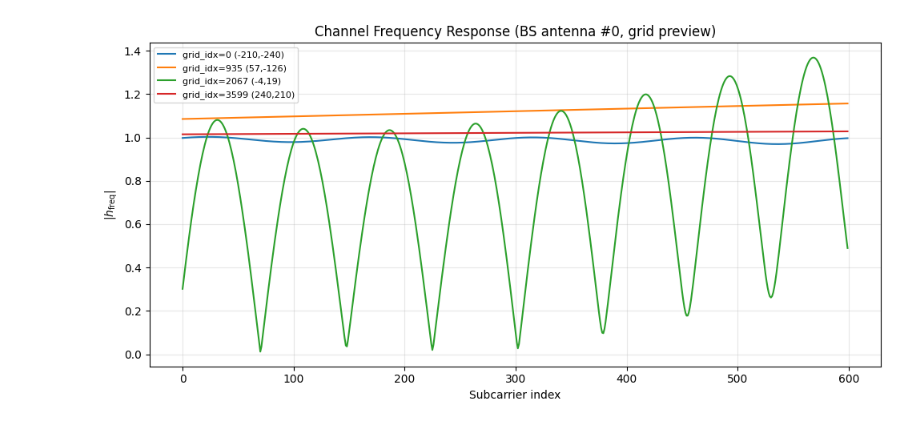
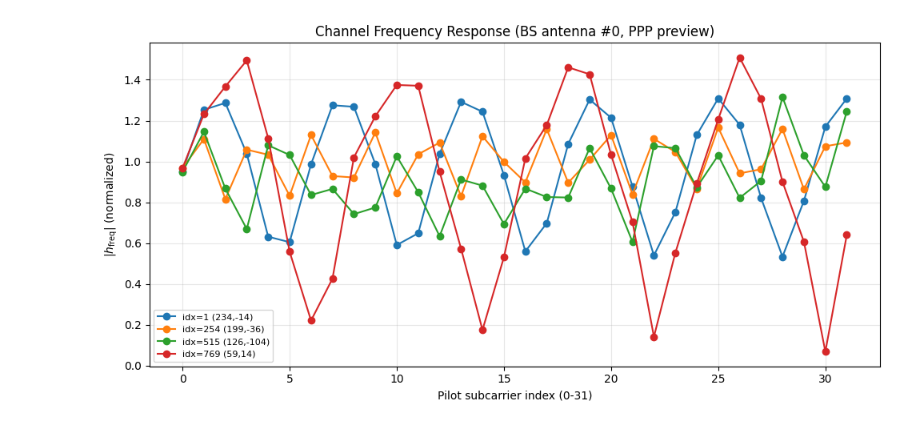
Before and after one commit to EoJinS/SNIC2026, a Jupyter notebook: GMM_static_POSTECH.ipynb, the cells around one changed output. Saved outputs shown, nothing was run; the diff lists cells and outputs as text; code cells hidden in the pictures.

```diff
--- a/GMM_static_POSTECH.ipynb
+++ b/GMM_static_POSTECH.ipynb
@@ -329,16 +379,19 @@ Grid map positions: (3600, 3)
 # %%
 
-# Cell A2: Channel extraction for grid
-scene_map, bs_map, _, _ = setup_scene_with_positions(config, grid_positions)
-paths_map = compute_batch_paths(scene_map, max_depth=2)
-h_grid = get_ofdm_channel(paths_map, config)
-print("Grid channel shape:", h_grid.shape)
+# Cell A2: Channel extraction for PPP UEs
+scene_map, bs_map, _, _ = setup_scene_with_positions(config, ppp_positions)
+bs_z = float(np.array(bs_map.position)[2])
+bs_map.look_at([float(scene_center_xy[0]), float(scene_center_xy[1]), bs_z])
+paths_map = compute_batch_paths(scene_map)
+h_ppp = get_ofdm_channel(paths_map, config)
+print("PPP channel shape:", h_ppp.shape, " (N_pos, num_pilot_subcarriers, N_tx)")
 scene_map.preview(paths=paths_map)
 
-
-energy_per_pos = tf.reduce_sum(tf.abs(h_grid) ** 2, axis=[1, 2])  # [N_grid]
+energy_per_pos = tf.reduce_sum(tf.abs(h_ppp) ** 2, axis=[1, 2])  # [N_pos]
 invalid_mask = tf.math.is_nan(energy_per_pos) | tf.math.is_inf(energy_per_pos) | (energy_per_pos < 1e-12)
 invalid_np = invalid_mask.numpy()
-print(f"Invalid / no-coverage grid points: {invalid_np.sum()} / {invalid_np.shape[0]}")
+print(f"Invalid / no-path (NLOS 완전 차단) 위치: {invalid_np.sum()} / {invalid_np.shape[0]}")
+print("(참고: 건물 '내부' 위치는 이미 Cell A1에서 지오메트리로 제거되었습니다. "
+      "여기서 걸러지는 것은 건물 '밖'이지만 경로가 전혀 도달하지 않는 완전 음영 지역입니다.)")
 # %% [output]
 WARNING: All log messages before absl::InitializeLog() is called are written to STDERR
@@ -351,26 +405,17 @@ Invalid / no-coverage grid points: 1228 / 3600
 # %%
 
-# Cell A2-1: CIR / CFR 결과 시각화 (SU_01 Cell 16-19, SU_02 Cell 5-6 스타일)
-# 목적: get_ofdm_channel()이 만들어낸 h_grid가 실제로 그럴듯한 값인지, 그리고
-# path solver가 반환한 raw CIR도 물리적으로 말이 되는지 눈으로 확인합니다.
+# Cell A2-1: CIR / CFR 결과 시각화
+a_ppp, tau_ppp = paths_map.cir(out_type="numpy")
+print(f"a_ppp.shape   : {a_ppp.shape}")   # [num_rx, rx_ant, num_tx, tx_ant(=32), num_paths, num_time_steps]
+print(f"tau_ppp.shape : {tau_ppp.shape}")
 
-# --- (1) CIR: a, tau = paths.cir() -----------------------------------------
-a_grid, tau_grid = paths_map.cir(out_type="numpy")
-print(f"a_grid.shape   : {a_grid.shape}")   # 기대: [num_rx, rx_ant, num_tx, tx_ant, num_paths, num_time_steps]
-print(f"tau_grid.shape : {tau_grid.shape}")
+a_abs_sq = np.abs(a_ppp) ** 2
+if a_abs_sq.ndim == 6:
+    a_abs_sq = a_abs_sq.sum(axis=3)   # BS 32개 안테나 소자에 대해 합산
 
-# BS(tx) 안테나(64소자) 축으로 파워를 합산 -> [num_rx, num_paths] 형태로 축소
-# (SU_01 Cell 17과 동일한 방식: a_abs_square = sum over tx antennas)
-a_abs_sq = np.abs(a_grid) ** 2
-tx_ant_axis = 3 if a_abs_sq.ndim == 6 else None
-if tx_ant_axis is not None:
-    a_abs_sq = a_abs_sq.sum(axis=tx_ant_axis)   # -> [num_rx, rx_ant, num_tx, num_paths, num_time_steps]
-
-# 시각화할 그리드 위치 4개 선택: invalid_np가 이미 위에서 계산되어 있으므로
-# 유효한 (커버리지가 있는) 위치들 중에서 고릅니다.
 valid_preview_idx = np.where(~invalid_np)[0]
 n_preview = min(4, len(valid_preview_idx))
-preview_idx = valid_preview_idx[np.linspace(0, len(valid_preview_idx) - 1, n_preview, dtype=int)] \
+preview_idx = valid_preview_idx[np.linspace(0, len(valid_preview_idx)-1, n_preview, dtype=int)] \
     if n_preview > 0 else np.array([], dtype=int)
 
 fig, axes = plt.subplots(nrows=2, ncols=2, figsize=(12, 8))
@@ -378,40 +423,28 @@ axes = axes.flatten()
 for k in range(4):
     ax = axes[k]
     if k >= n_preview:
-        ax.axis("off")
-        continue
+        ax.axis("off"); continue
     pos_idx = int(preview_idx[k])
-    a_tmp = np.squeeze(a_abs_sq[pos_idx])          # -> [num_paths] (time_steps=1도 squeeze됨)
-    tau_ns = np.squeeze(tau_grid[pos_idx]) * 1e9    # delay in ns
-
+    a_tmp = np.squeeze(a_abs_sq[pos_idx])
+    tau_ns = np.squeeze(tau_ppp[pos_idx]) * 1e9
     valid_paths = tau_ns >= 0.0
     a_tmp = a_tmp[valid_paths] if a_tmp.ndim == 1 else a_tmp
     tau_ns = tau_ns[valid_paths] if tau_ns.ndim == 1 else tau_ns
+    pos_xy = ppp_positions[pos_idx, :2]
+    ax.stem(tau_ns, a_tmp)
+    ax.set_title(f"CIR @ idx={pos_idx}  pos=({pos_xy[0]:.1f},{pos_xy[1]:.1f})")
+    ax.set_xlabel("Delay [ns]"); ax.set_ylabel(r"$|a|^2$ (sum over 32 BS ant.)")
+    ax.grid(True, alpha=0.3)
+plt.tight_layout(); plt.suptitle("Channel Impulse Response (PPP preview) - RAW", y=1.02); plt.show()
 
-    pos_xy = grid_positions[pos_idx, :2]
-    ax.stem(tau_ns, a_tmp)
-    ax.set_title(f"CIR @ grid_idx={pos_idx}  pos=({pos_xy[0]:.1f}, {pos_xy[1]:.1f})")
-    ax.set_xlabel("Delay [ns]")
-    ax.set_ylabel(r"$|a|^2$ (summed over 64 BS antennas)")
-    ax.grid(True, alpha=0.3)
-plt.tight_layout()
-plt.suptitle("Channel Impulse Response (grid preview)", y=1.02)
-plt.show()
-
-# --- (2) CFR: 이미 get_ofdm_channel()에서 계산된 h_grid[N_pos, N_sub, N_tx] 사용 ---
-# (SU_01 Cell 19와 동일한 개념: |H(f)| vs subcarrier index)
-tx_ant_plot = 0  # 64개 BS 안테나 소자 중 대표로 1개만 표시
-fig, ax = plt.subplots(figsize=(10, 5))
+tx_ant_plot = 0
+fig, ax = plt.subplots(figsize=(10,5))
 for k in range(n_preview):
     pos_idx = int(preview_idx[k])
-    pos_xy = grid_positions[pos_idx, :2]
-    ax.plot(np.abs(h_grid[pos_idx, :, tx_ant_plot].numpy()),
-            label=f"grid_idx={pos_idx} ({pos_xy[0]:.0f},{pos_xy[1]:.0f})")
-ax.set_xlabel("Subcarrier index")
-ax.set_ylabel(r"|$h_\text{freq}$|")
-ax.set_title(f"Channel Frequency Response (BS antenna #{tx_ant_plot}, grid preview)")
-ax.legend(fontsize=8)
-ax.grid(alpha=0.3)
-plt.tight_layout()
-plt.show()
+    pos_xy = ppp_positions[pos_idx, :2]
+    ax.plot(np.abs(h_ppp[pos_idx, :, tx_ant_plot].numpy()), marker='o',
+            label=f"idx={pos_idx} ({pos_xy[0]:.0f},{pos_xy[1]:.0f})")
+ax.set_xlabel("Pilot subcarrier index (0-31)"); ax.set_ylabel(r"|$h_\text{freq}$| (normalized)")
+ax.set_title(f"Channel Frequency Response (BS antenna #{tx_ant_plot}, PPP preview)")
+ax.legend(fontsize=8); ax.grid(alpha=0.3); plt.tight_layout(); plt.show()
 # %% [output]
@@ -421 +454 @@ tau_grid.shape : (3600, 1, 11)
-[figure, old version]
+[figure, new version]
```
Also changed, not shown: parts of 17 cells of this notebook, 1 other file.
